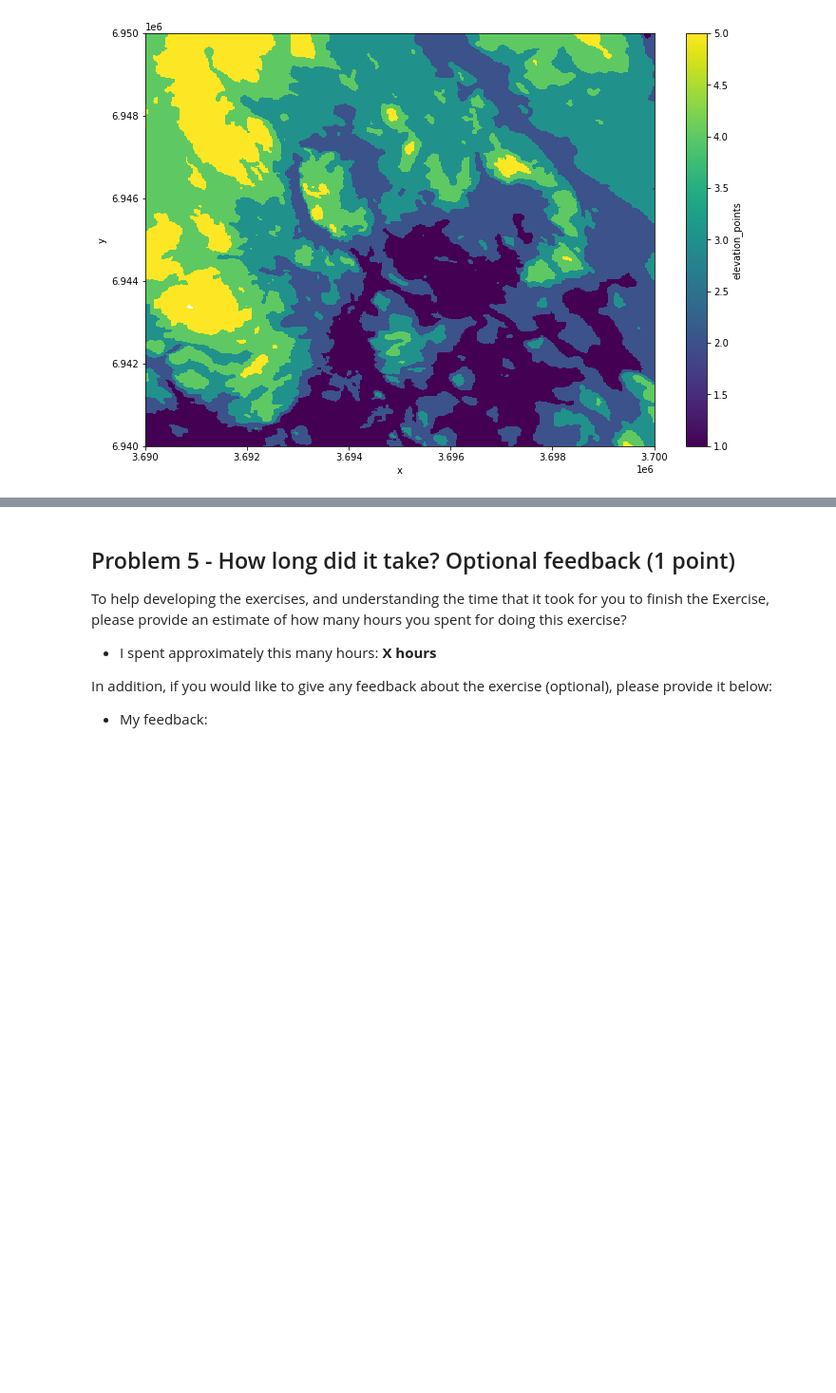
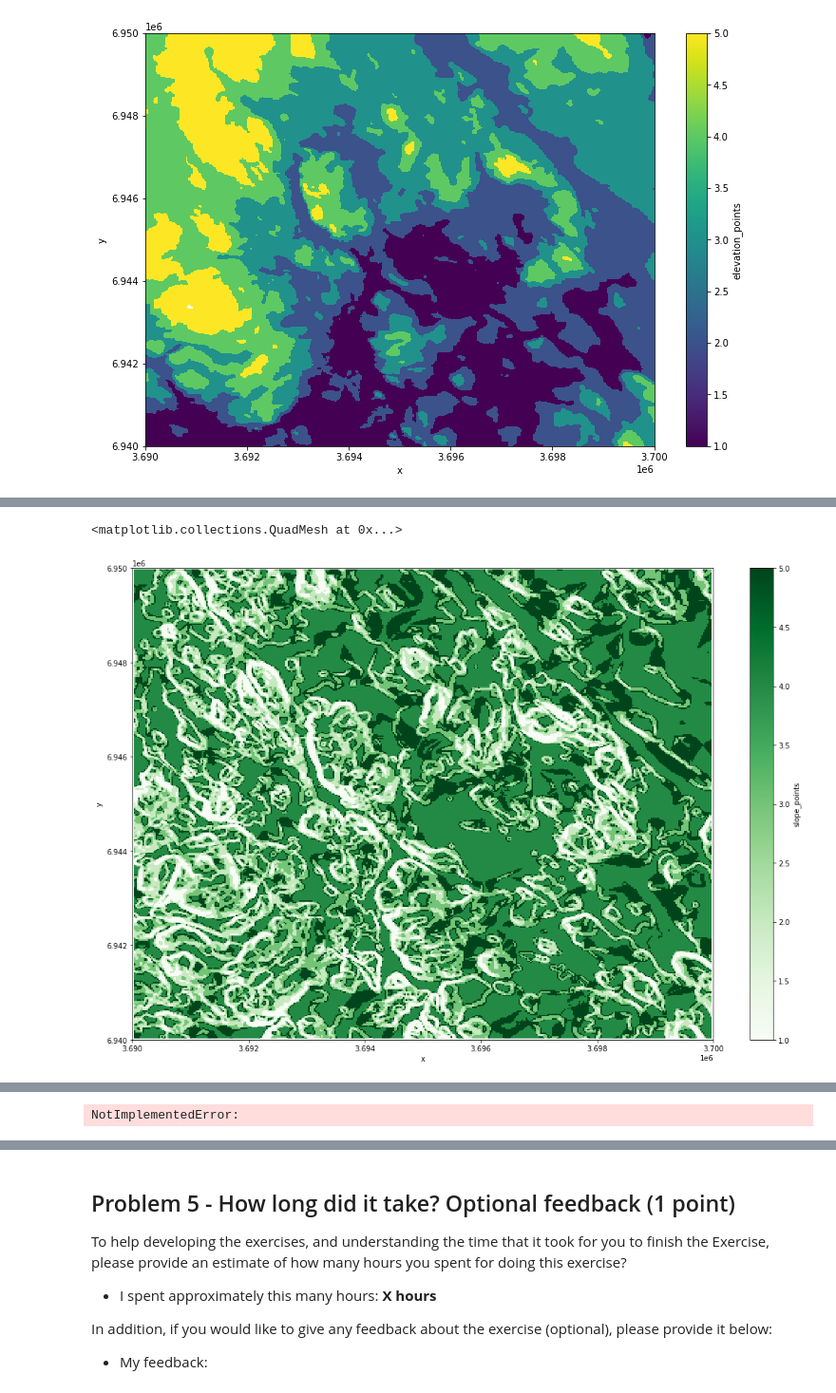
Before and after one commit to Spatial-Analytics-2021/exercise-4-laripernu, a Jupyter notebook: Exercise-4.ipynb, the cells around one changed output, grey strips where cells are left out. Shown at 95% size. Cells and saved outputs as stored; diff of their text form; code cells hidden in the pictures; blank space fills up the shorter version.

```diff
--- a/Exercise-4.ipynb
+++ b/Exercise-4.ipynb
@@ -323,27 +323,38 @@ In this step, we first classify the slope values into five classes using natural
 
 *Example map showing the slope points.*
 # %%
+# Take 20 % sample to reduce the time it takes to classify
+percentage = 0.2
+
+# The sample size
+n = int(round(int(data["slope"].count()) * percentage, 0))
+
 # Reclassify the slope values into 5 classes using Natural Breaks (clustering method)
 # and add 1 to get the class values range between 1-5
-data["slope_nb"] = "ADD YOUR COMMAND HERE"
+data["slope_nb"] = xs.natural_breaks(agg=data["slope"], num_sample=n, k=5)
+data["slope_nb"] = data["slope_nb"] + 1
 
 # Assign points for the Natural break values
 # Class number 2 gets highest points (5)
 # Class number 1 gets 4 points
 # Class number 3 gets 3 points
 # Class number 4 gets 2 points
 # Class number 5 gets 1 point (this has very steep slope so we do not want to give much weight to it)
 
 # You can use these
 bins = [1,2,3,4,5]
 new_values = [4,5,3,2,1]
 
 # Reclassify the slope_nb values
-data["slope_points"] = "ADD YOUR COMMAND HERE"
-
+data["slope_points"] = xs.reclassify(agg=data["slope_nb"], bins=bins, new_values=new_values)
 
 # YOUR CODE HERE
-raise NotImplementedError()
+
+# Plot the result (i.e. slope_points) using the .plot() -function.
+data["slope_points"].plot(cmap="Greens", size=12)
+# %% [output]
+<matplotlib.collections.QuadMesh at 0x...>
+[figure, added]
 # %% [markdown]
 ### Step 3.3 - Classify the aspect to custom classes using `reclassify`
 
@@ -371,6 +382,8 @@ data["aspect_points"] = "ADD YOUR COMMAND HERE"
 
 # YOUR CODE HERE
 raise NotImplementedError()
+# %% [output]
+NotImplementedError:
 # %% [markdown]
 ## Problem 3 - Local map algebra (2 points)
 
```
